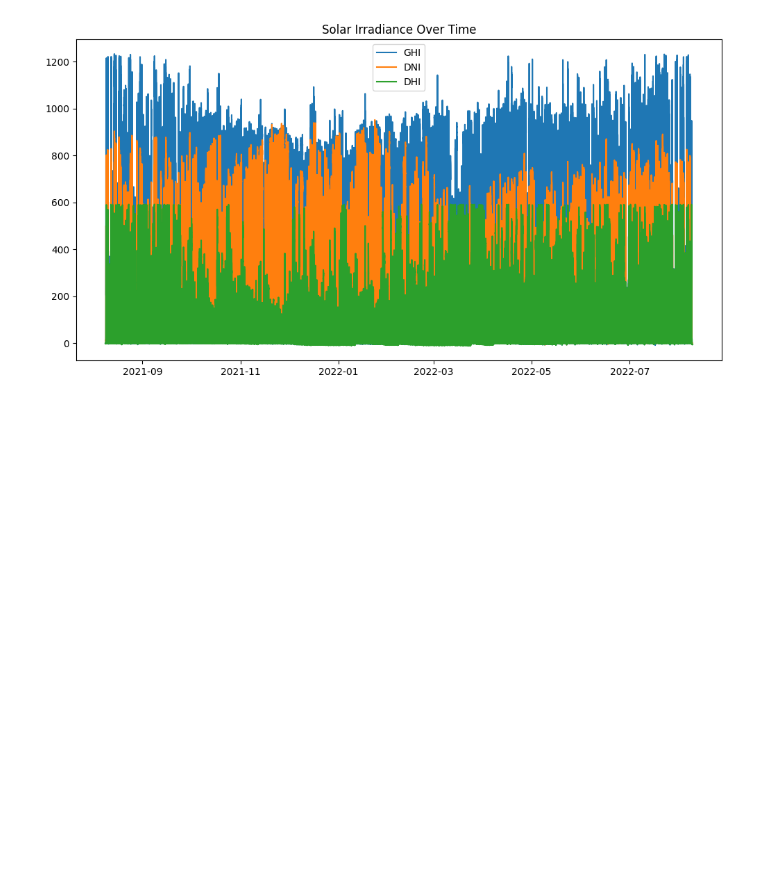
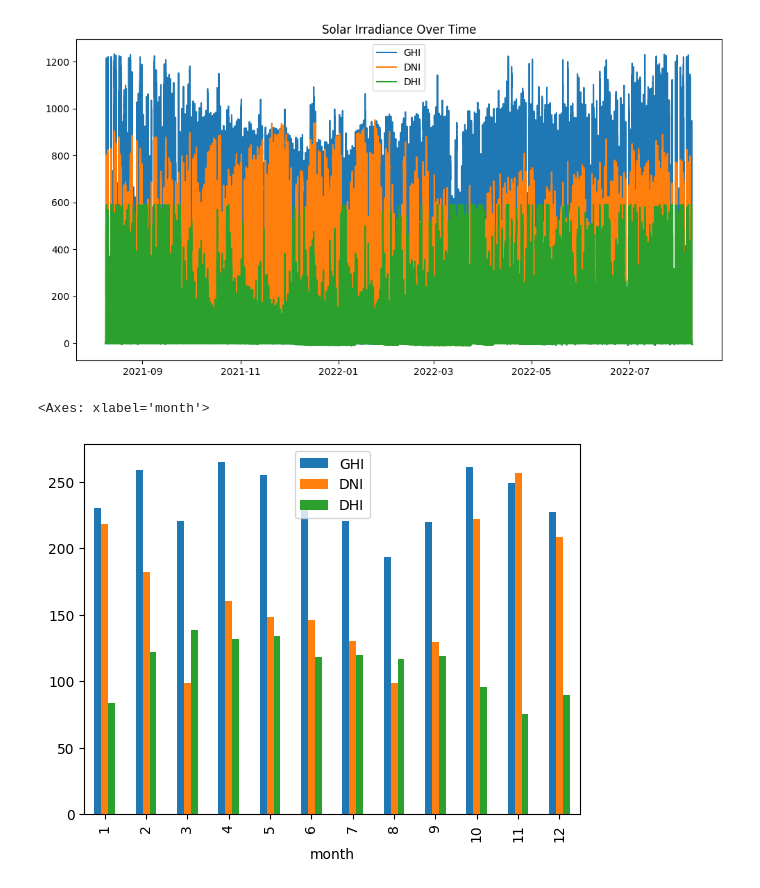
Before and after one commit to Sari-Amin/Solar-challenge-week1, a Jupyter notebook: notebooks/benin_eda.ipynb, the cells around one changed output. Drawn from its saved outputs; the diff is of its cells as text; code cells hidden in the pictures; blank space fills up the shorter version.

```diff
--- a/notebooks/benin_eda.ipynb
+++ b/notebooks/benin_eda.ipynb
@@ -164,3 +164,11 @@ plt.title('Solar Irradiance Over Time')
 # %% [output]
 Text(0.5, 1.0, 'Solar Irradiance Over Time')
 [figure]
+# %%
+#seasonally
+df_season = df.copy()
+df_season['month'] = df_season['Timestamp'].dt.month
+df_season.groupby('month')[['GHI', 'DNI', 'DHI']].mean().plot(kind='bar')
+# %% [output]
+<Axes: xlabel='month'>
+[figure, added]
```
Also changed, not shown: parts of 12 cells of this notebook.
